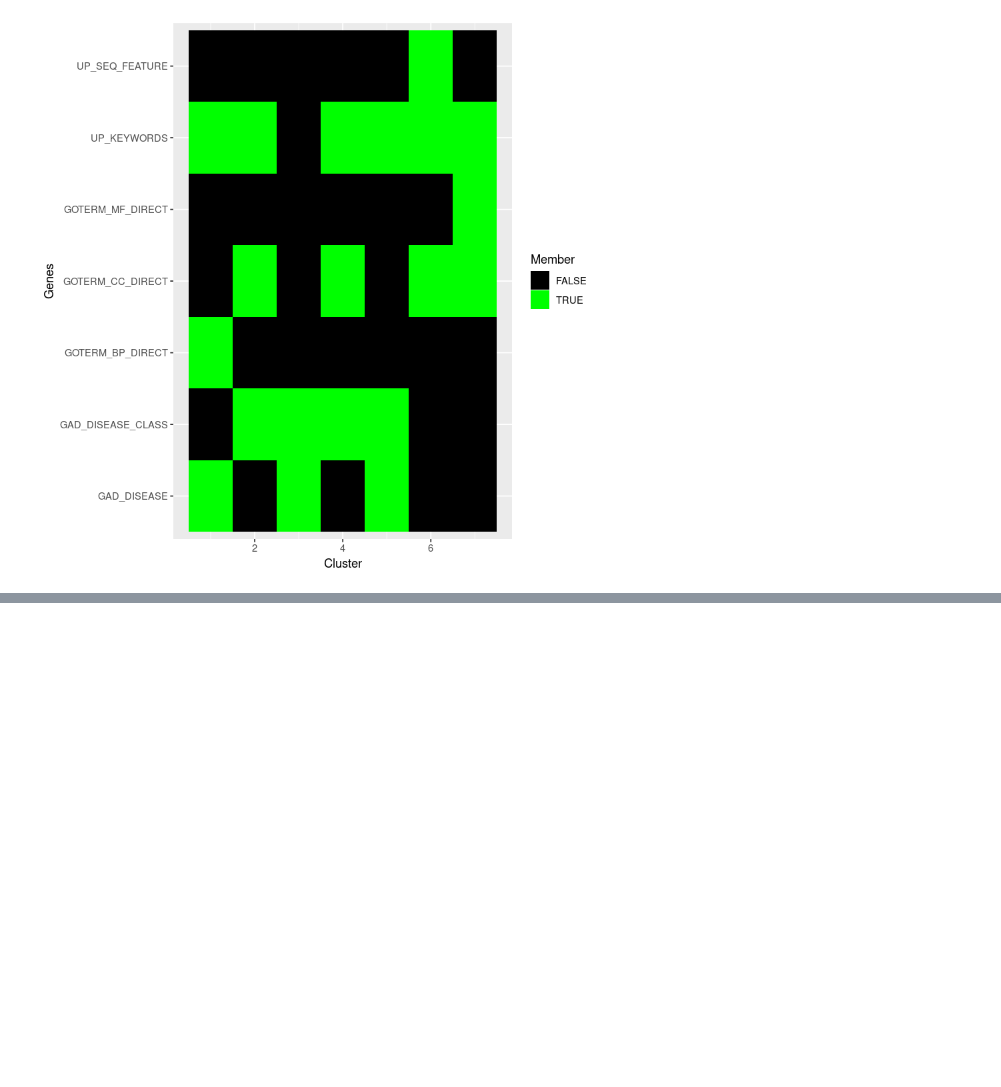
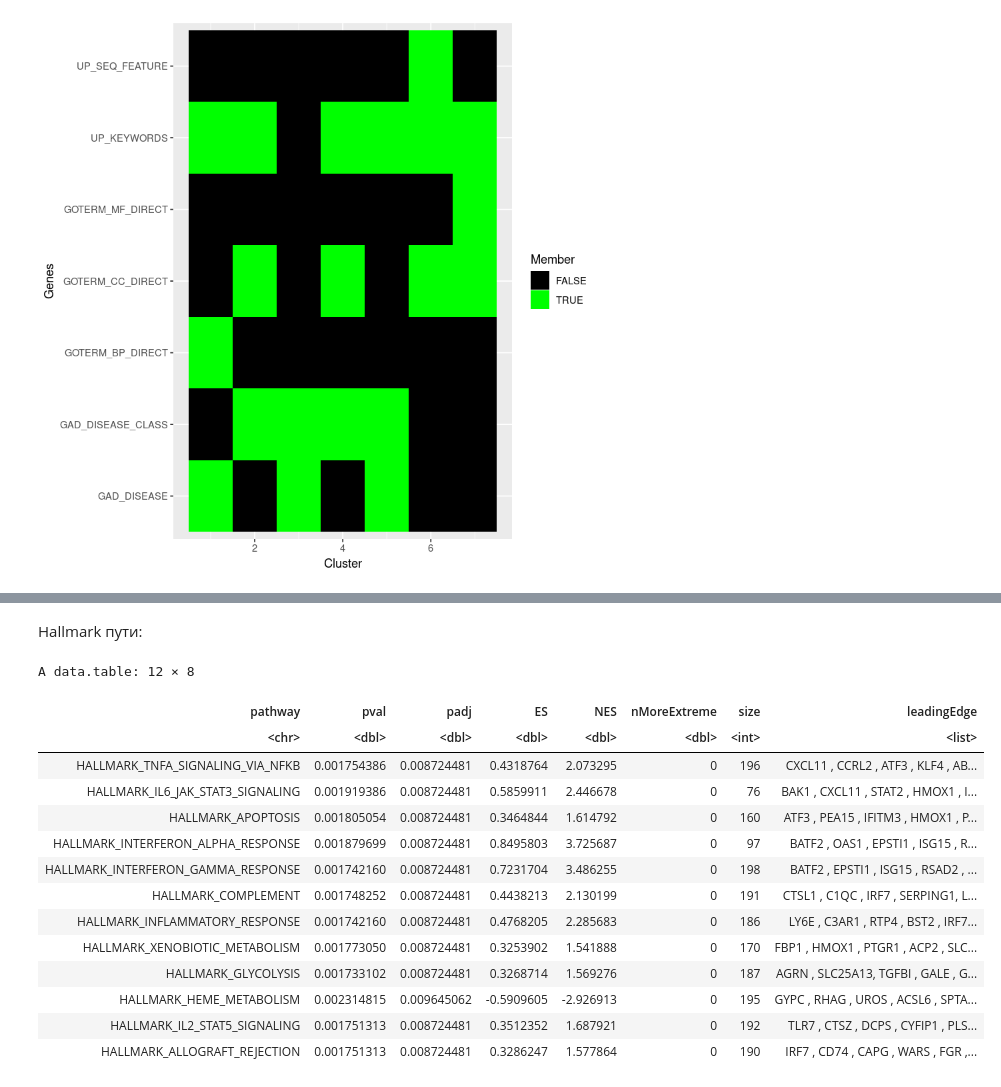
Before and after one commit to torpidfox/bioinf, a Jupyter notebook: rnaseq.ipynb, the cells around one changed output, grey strips where cells are left out. Drawn from its saved outputs; the diff is of its cells as text; code cells hidden in the pictures; blank space fills up the shorter version.

```diff
--- a/rnaseq.ipynb
+++ b/rnaseq.ipynb
@@ -226,0 +193,2 @@ Warning message in readLines(gmt.file):
+# %% [markdown]
+Hallmark пути:
@@ -226,0 +197,20 @@ Warning message in readLines(gmt.file):
+# %%
+#fgseaRes <- lapply(pathways, function(p) fgsea(pathways=p, stats=ranks, nperm=1000))
+fgseaRes <- fgsea(pathways=pathway.hallmark, stats=ranks, nperm=1000)
+fgseaRes[fgseaRes$padj < 0.01]
+# %% [output]
+A data.table: 12 × 8
+| pathway | pval | padj | ES | NES | nMoreExtreme | size | leadingEdge |
+| <chr> | <dbl> | <dbl> | <dbl> | <dbl> | <dbl> | <int> | <list> |
+| HALLMARK_TNFA_SIGNALING_VIA_NFKB | 0.001754386 | 0.008724481 | 0.4318764 | 2.073295 | 0 | 196 | CXCL11 , CCRL2 , ATF3 , KLF4 , AB... |
+| HALLMARK_IL6_JAK_STAT3_SIGNALING | 0.001919386 | 0.008724481 | 0.5859911 | 2.446678 | 0 | 76 | BAK1 , CXCL11 , STAT2 , HMOX1 , I... |
+| HALLMARK_APOPTOSIS | 0.001805054 | 0.008724481 | 0.3464844 | 1.614792 | 0 | 160 | ATF3 , PEA15 , IFITM3 , HMOX1 , P... |
+| HALLMARK_INTERFERON_ALPHA_RESPONSE | 0.001879699 | 0.008724481 | 0.8495803 | 3.725687 | 0 | 97 | BATF2 , OAS1 , EPSTI1 , ISG15 , R... |
+| HALLMARK_INTERFERON_GAMMA_RESPONSE | 0.001742160 | 0.008724481 | 0.7231704 | 3.486255 | 0 | 198 | BATF2 , EPSTI1 , ISG15 , RSAD2 , ... |
+| HALLMARK_COMPLEMENT | 0.001748252 | 0.008724481 | 0.4438213 | 2.130199 | 0 | 191 | CTSL1 , C1QC , IRF7 , SERPING1, L... |
+| HALLMARK_INFLAMMATORY_RESPONSE | 0.001742160 | 0.008724481 | 0.4768205 | 2.285683 | 0 | 186 | LY6E , C3AR1 , RTP4 , BST2 , IRF7... |
+| HALLMARK_XENOBIOTIC_METABOLISM | 0.001773050 | 0.008724481 | 0.3253902 | 1.541888 | 0 | 170 | FBP1 , HMOX1 , PTGR1 , ACP2 , SLC... |
+| HALLMARK_GLYCOLYSIS | 0.001733102 | 0.008724481 | 0.3268714 | 1.569276 | 0 | 187 | AGRN , SLC25A13, TGFBI , GALE , G... |
+| HALLMARK_HEME_METABOLISM | 0.002314815 | 0.009645062 | -0.5909605 | -2.926913 | 0 | 195 | GYPC , RHAG , UROS , ACSL6 , SPTA... |
+| HALLMARK_IL2_STAT5_SIGNALING | 0.001751313 | 0.008724481 | 0.3512352 | 1.687921 | 0 | 192 | TLR7 , CTSZ , DCPS , CYFIP1 , PLS... |
+| HALLMARK_ALLOGRAFT_REJECTION | 0.001751313 | 0.008724481 | 0.3286247 | 1.577864 | 0 | 190 | IRF7 , CD74 , CAPG , WARS , FGR ,... |
```
Also changed, not shown: parts of 23 cells of this notebook, 7 other files.
